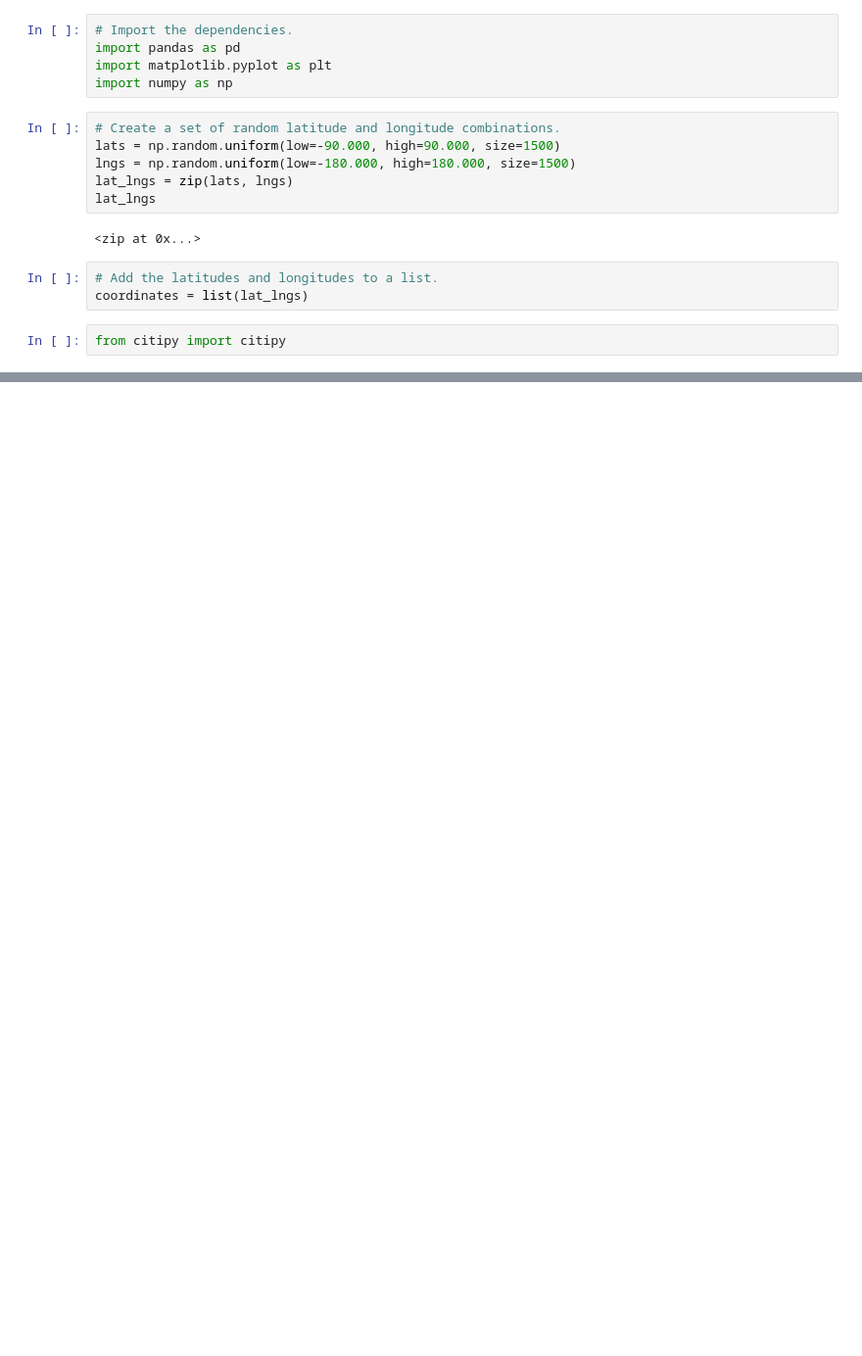
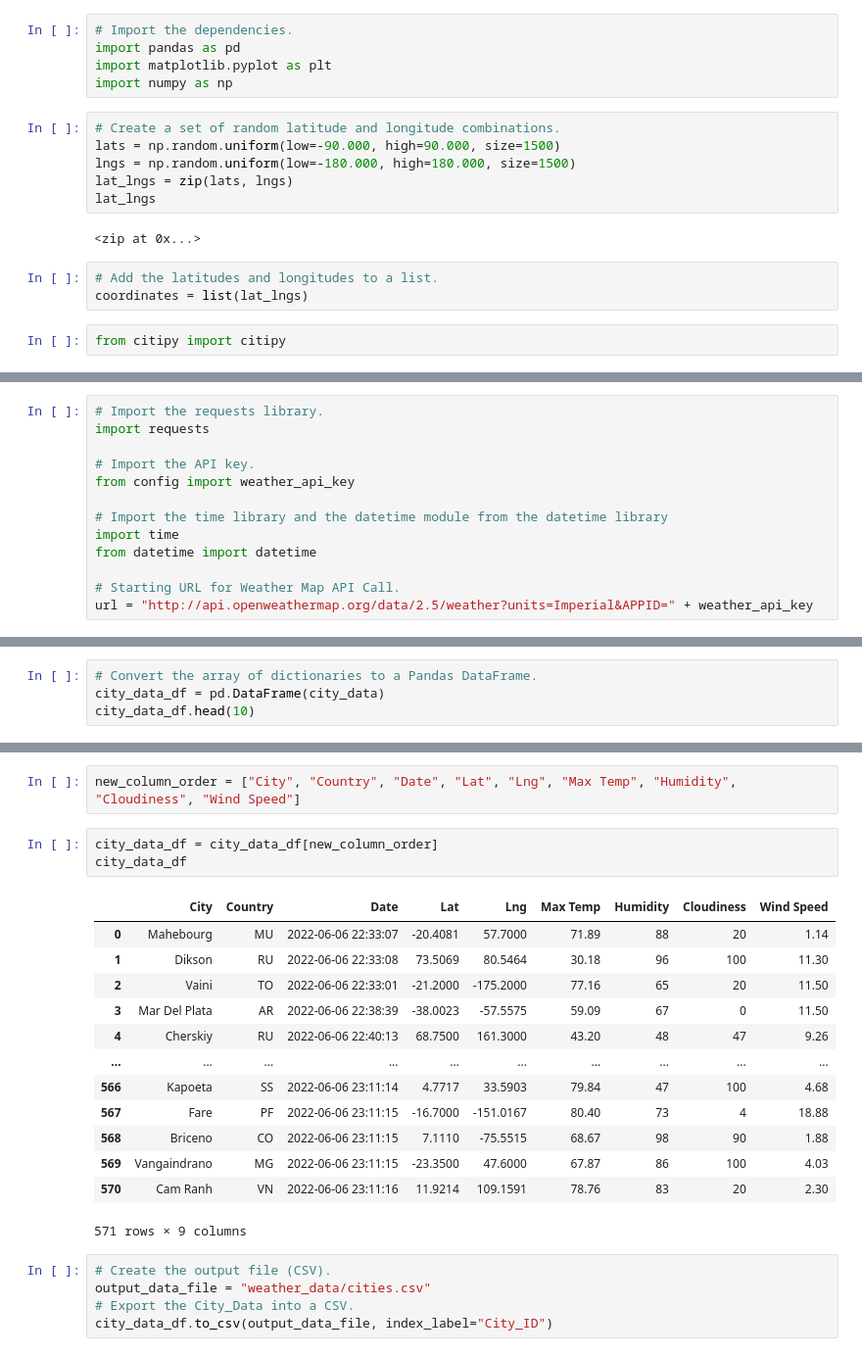
Before and after one commit to GerlechJen/World_Weather_Analysis, a Jupyter notebook: WeatherPy.ipynb, the cells around one changed output, grey strips where cells are left out. Shown: that part at 98% size. Drawn from its saved outputs; the diff is of its cells as text; blank space fills up the shorter version.

Commit message:
Modifying .gitignore and and adding WeatherPy file

```diff
--- a/WeatherPy.ipynb
+++ b/WeatherPy.ipynb
@@ -32,0 +33,13 @@ len(cities)
+# %%
+# Import the requests library.
+import requests
+
+# Import the API key.
+from config import weather_api_key
+
+# Import the time library and the datetime module from the datetime library
+import time
+from datetime import datetime
+
+# Starting URL for Weather Map API Call.
+url = "http://api.openweathermap.org/data/2.5/weather?units=Imperial&APPID=" + weather_api_key
@@ -32,0 +124,4 @@ len(cities)
+# %%
+# Convert the array of dictionaries to a Pandas DataFrame.
+city_data_df = pd.DataFrame(city_data)
+city_data_df.head(10)
@@ -32,0 +140,24 @@ len(cities)
+# %%
+new_column_order = ["City", "Country", "Date", "Lat", "Lng", "Max Temp", "Humidity", "Cloudiness", "Wind Speed"]
+# %%
+city_data_df = city_data_df[new_column_order]
+city_data_df
+# %% [output]
+|  | City | Country | Date | Lat | Lng | Max Temp | Humidity | Cloudiness | Wind Speed |
+| 0 | Mahebourg | MU | 2022-06-06 22:33:07 | -20.4081 | 57.7000 | 71.89 | 88 | 20 | 1.14 |
+| 1 | Dikson | RU | 2022-06-06 22:33:08 | 73.5069 | 80.5464 | 30.18 | 96 | 100 | 11.30 |
+| 2 | Vaini | TO | 2022-06-06 22:33:01 | -21.2000 | -175.2000 | 77.16 | 65 | 20 | 11.50 |
+| 3 | Mar Del Plata | AR | 2022-06-06 22:38:39 | -38.0023 | -57.5575 | 59.09 | 67 | 0 | 11.50 |
+| 4 | Cherskiy | RU | 2022-06-06 22:40:13 | 68.7500 | 161.3000 | 43.20 | 48 | 47 | 9.26 |
+| ... | ... | ... | ... | ... | ... | ... | ... | ... | ... |
+| 566 | Kapoeta | SS | 2022-06-06 23:11:14 | 4.7717 | 33.5903 | 79.84 | 47 | 100 | 4.68 |
+| 567 | Fare | PF | 2022-06-06 23:11:15 | -16.7000 | -151.0167 | 80.40 | 73 | 4 | 18.88 |
+| 568 | Briceno | CO | 2022-06-06 23:11:15 | 7.1110 | -75.5515 | 68.67 | 98 | 90 | 1.88 |
+| 569 | Vangaindrano | MG | 2022-06-06 23:11:15 | -23.3500 | 47.6000 | 67.87 | 86 | 100 | 4.03 |
+| 570 | Cam Ranh | VN | 2022-06-06 23:11:16 | 11.9214 | 109.1591 | 78.76 | 83 | 20 | 2.30 |
+571 rows × 9 columns
+# %%
+# Create the output file (CSV).
+output_data_file = "weather_data/cities.csv"
+# Export the City_Data into a CSV.
+city_data_df.to_csv(output_data_file, index_label="City_ID")
```
Also changed, not shown: parts of 3 cells of this notebook, 2 other files.
